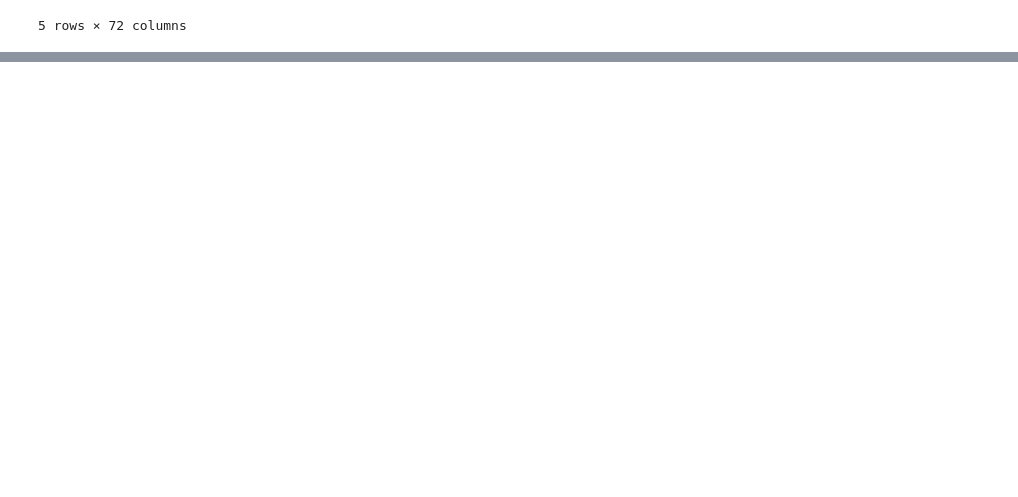
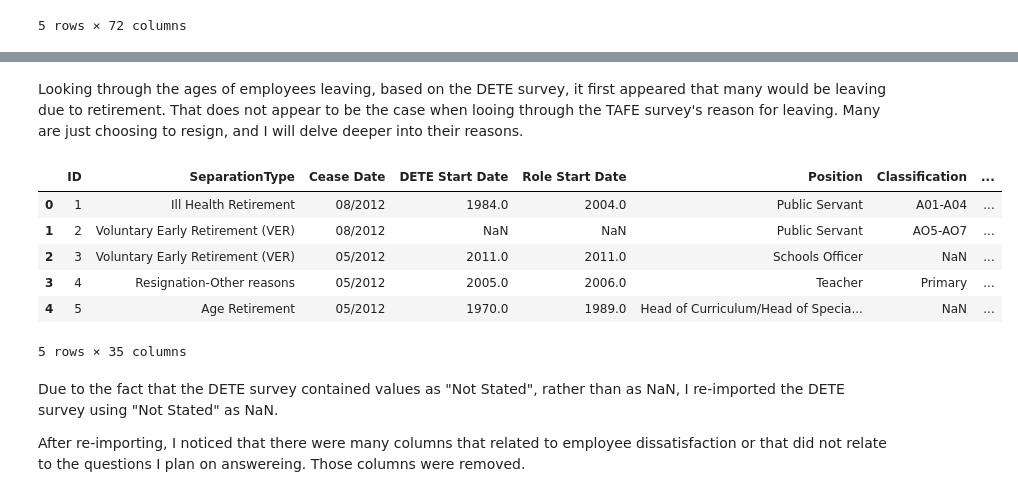
Before and after one commit to natekotila/DataQuestProjects, a Jupyter notebook: exit_survey/Exit_Survey.ipynb, the cells around one changed output, grey strips where cells are left out. Drawn from its saved outputs; the diff is of its cells as text; code cells hidden in the pictures; blank space fills up the shorter version.

```diff
--- a/exit_survey/Exit_Survey.ipynb
+++ b/exit_survey/Exit_Survey.ipynb
@@ -22,0 +76,20 @@ tafe_survey.head()
+# %% [markdown]
+Looking through the ages of employees leaving, based on the DETE survey, it first appeared that many would be leaving due to retirement. That does not appear to be the case when looing through the TAFE survey's reason for leaving. Many are just choosing to resign, and I will delve deeper into their reasons.
+# %%
+dete_survey = pd.read_csv('dete_survey.csv', na_values='Not Stated')
+dete_survey_updated = dete_survey.drop(dete_survey.columns[28:49], axis=1)
+tafe_survey_updated = tafe_survey.drop(tafe_survey.columns[17:66], axis=1)
+# %%
+dete_survey_updated.head()
+# %% [output]
+|  | ID | SeparationType | Cease Date | DETE Start Date | Role Start Date | Position | Classification | ... |
+| 0 | 1 | Ill Health Retirement | 08/2012 | 1984.0 | 2004.0 | Public Servant | A01-A04 | ... |
+| 1 | 2 | Voluntary Early Retirement (VER) | 08/2012 | NaN | NaN | Public Servant | AO5-AO7 | ... |
+| 2 | 3 | Voluntary Early Retirement (VER) | 05/2012 | 2011.0 | 2011.0 | Schools Officer | NaN | ... |
+| 3 | 4 | Resignation-Other reasons | 05/2012 | 2005.0 | 2006.0 | Teacher | Primary | ... |
+| 4 | 5 | Age Retirement | 05/2012 | 1970.0 | 1989.0 | Head of Curriculum/Head of Specia... | NaN | ... |
+5 rows × 35 columns
+# %% [markdown]
+Due to the fact that the DETE survey contained values as "Not Stated", rather than as NaN, I re-imported the DETE survey using "Not Stated" as NaN.
+
+After re-importing, I noticed that there were many columns that related to employee dissatisfaction or that did not relate to the questions I plan on answereing. Those columns were removed.
```
Also changed, not shown: parts of 15 cells of this notebook.
